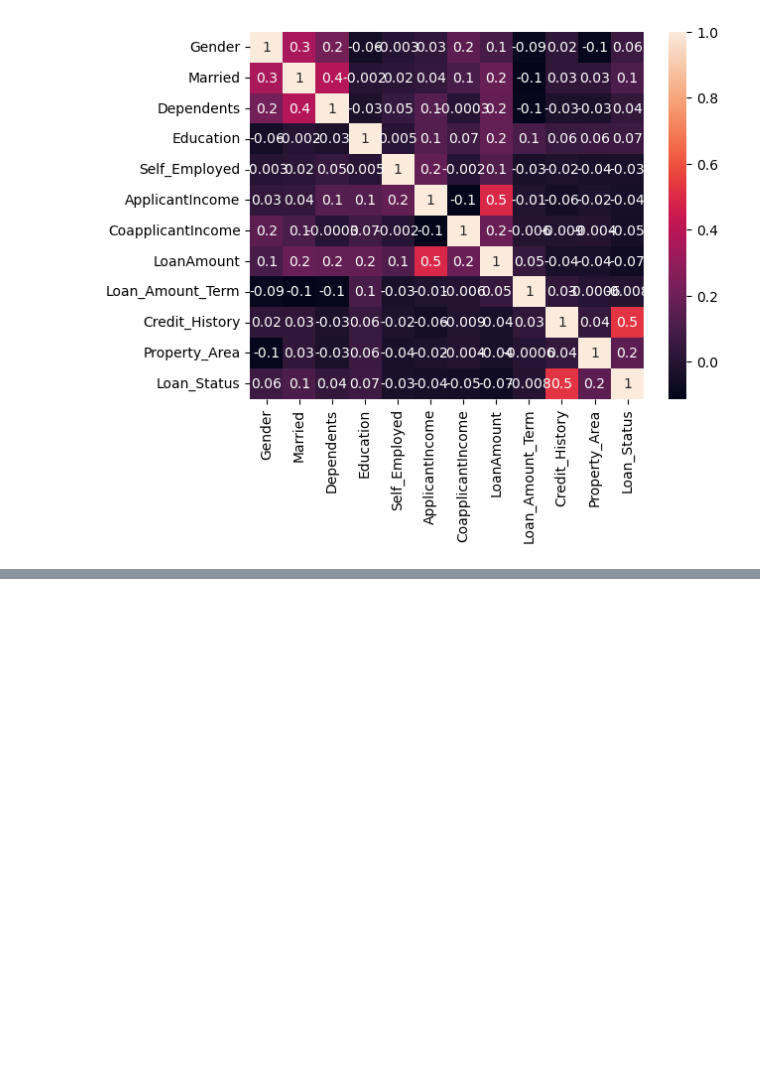
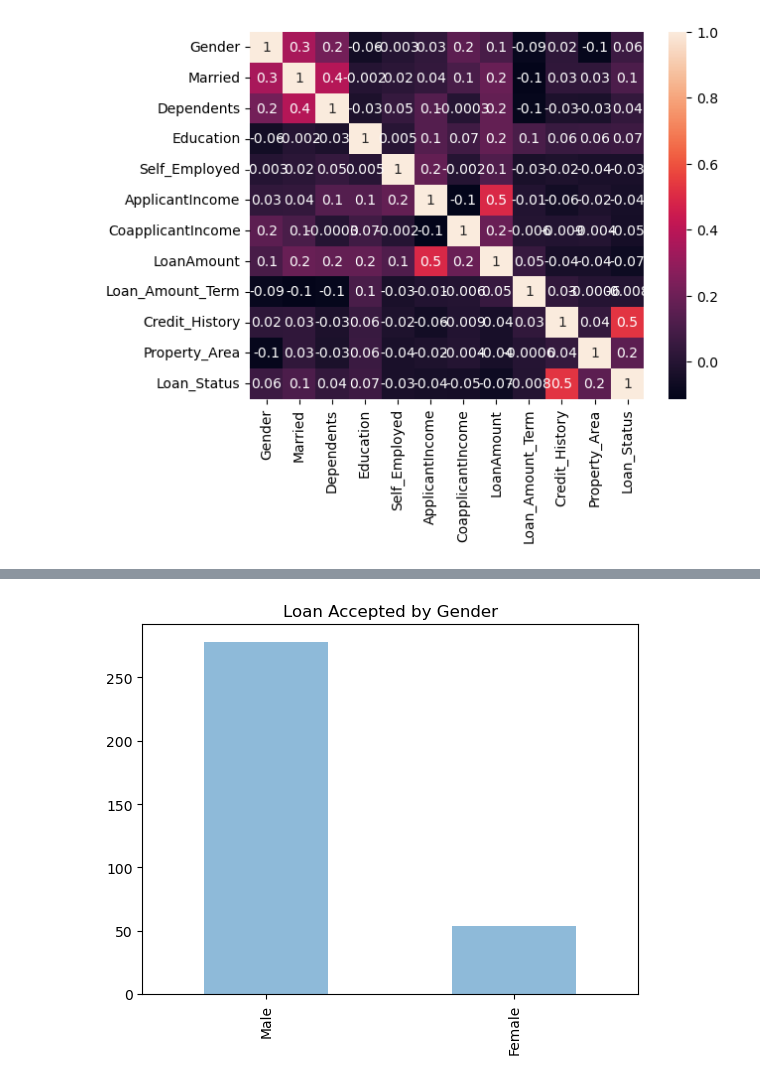
Before and after one commit to loughjo/ProgDataAnalysis-Project, a Jupyter notebook: ProgDataAnalysisProject.ipynb, the cells around one changed output, grey strips where cells are left out. Cells and saved outputs as stored; diff of their text form; code cells hidden in the pictures; blank space fills up the shorter version.

```diff
--- a/ProgDataAnalysisProject.ipynb
+++ b/ProgDataAnalysisProject.ipynb
@@ -401,0 +439,10 @@ plt.show()
+# %%
+#loan_eligibility.Gender[loan_eligibility.Loan_Status==0].value_counts(normalize = False).plot(kind='bar', alpha = 0.5)
+loan_eligibility.Gender[loan_eligibility.Loan_Status==1].value_counts(normalize = False).plot(kind='bar', alpha = 0.5)
+plt.title('Loan Accepted by Gender')
+gender=['Male','Female']
+pos = np.arange(len(gender))
+plt.xticks(pos, gender)
+plt.show()
+# %% [output]
+[figure, added]
```
Also changed, not shown: parts of 23 cells of this notebook.
